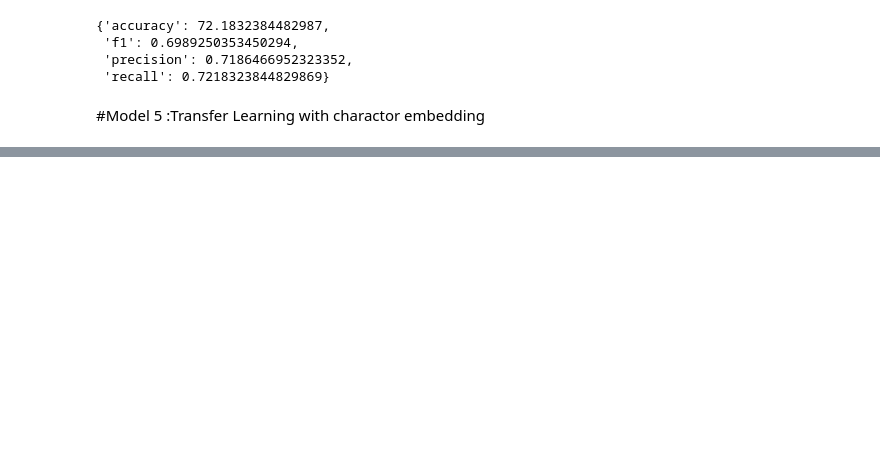
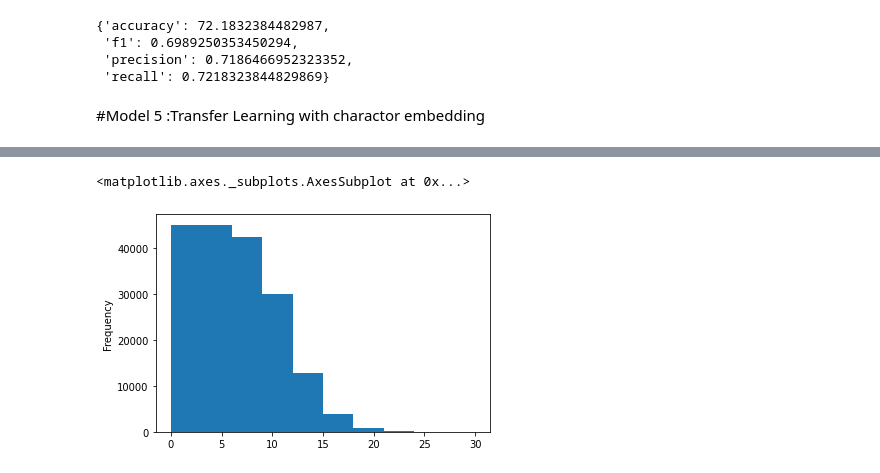
Before and after one commit to PasinduUkwatta/TensorFlow--Practise, a Jupyter notebook: 09_SkimLit_NLP_Project.ipynb, the cells around one changed output, grey strips where cells are left out. Saved outputs shown, nothing was run; the diff lists cells and outputs as text; code cells hidden in the pictures; blank space fills up the shorter version.

```diff
--- a/09_SkimLit_NLP_Project.ipynb
+++ b/09_SkimLit_NLP_Project.ipynb
@@ -1256,0 +1286,6 @@ baseline_results
+# %%
+#check the dostribution of line number
+train_df.line_number.plot.hist()
+# %% [output]
+<matplotlib.axes._subplots.AxesSubplot at 0x...>
+[figure, added]
```
Also changed, not shown: parts of 67 cells of this notebook, 1 other file.
